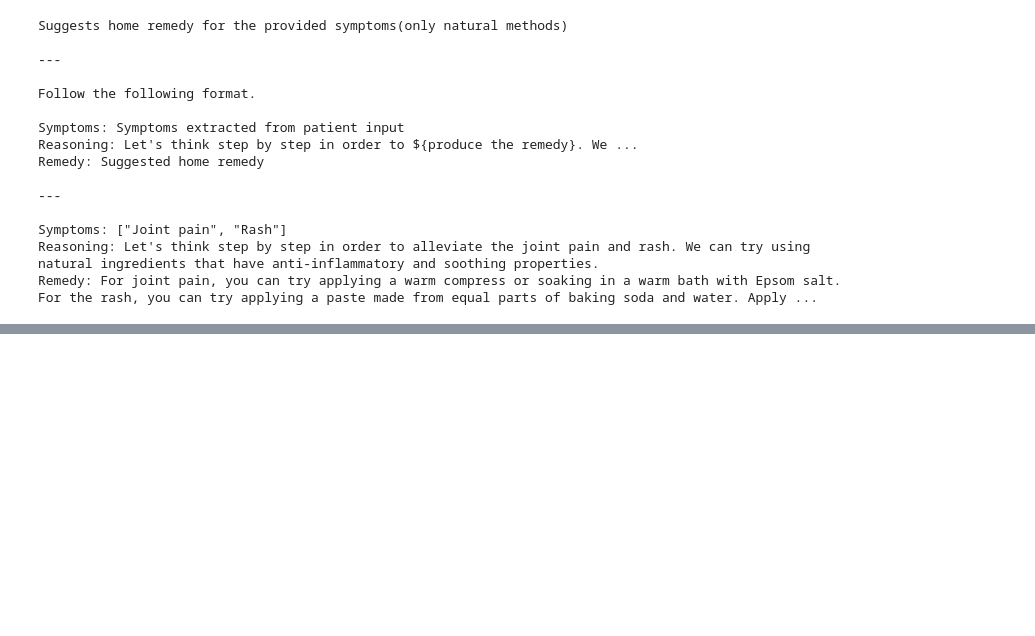
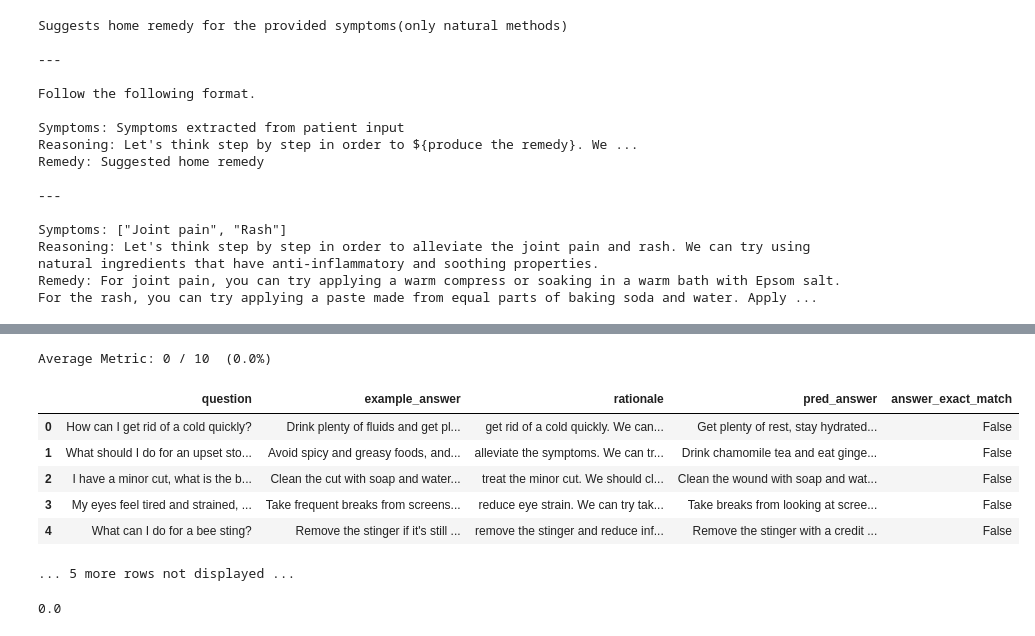
Before and after one commit to Ankitarora2/TechnoCulture, a Jupyter notebook: Another_copy_of_OnboardingHelper.ipynb, the cells around one changed output, grey strips where cells are left out. Drawn from its saved outputs; the diff is of its cells as text; code cells hidden in the pictures; blank space fills up the shorter version.

```diff
--- a/Another_copy_of_OnboardingHelper.ipynb
+++ b/Another_copy_of_OnboardingHelper.ipynb
@@ -811,0 +781,11 @@ TypeError: HomeRemedyPipeline.forward() got an unexpected keyword argument 'ques
+# %%
+metric = dspy.evaluate.answer_exact_match
+# %%
+
+
+teleprompter = BootstrapFewShot(metric=metric)
+
+
+
+# Compile!
+compiled_bs = teleprompter.compile(student=HomeRemedyPipeline(), trainset=trainset)
@@ -811,0 +909,13 @@ TypeError: HomeRemedyPipeline.forward() got an unexpected keyword argument 'ques
+# %%
+#Evaluating BootstrapFewShot
+evaluate_on_HRP(compiled_bs, metric)
+# %% [output]
+Average Metric: 0 / 10  (0.0%)
+|  | question | example_answer | rationale | pred_answer | answer_exact_match |
+| 0 | How can I get rid of a cold quickly? | Drink plenty of fluids and get pl... | get rid of a cold quickly. We can... | Get plenty of rest, stay hydrated... | False |
+| 1 | What should I do for an upset sto... | Avoid spicy and greasy foods, and... | alleviate the symptoms. We can tr... | Drink chamomile tea and eat ginge... | False |
+| 2 | I have a minor cut, what is the b... | Clean the cut with soap and water... | treat the minor cut. We should cl... | Clean the wound with soap and wat... | False |
+| 3 | My eyes feel tired and strained, ... | Take frequent breaks from screens... | reduce eye strain. We can try tak... | Take breaks from looking at scree... | False |
+| 4 | What can I do for a bee sting? | Remove the stinger if it's still ... | remove the stinger and reduce inf... | Remove the stinger with a credit ... | False |
+... 5 more rows not displayed ...
+0.0
```
Also changed, not shown: parts of 19 cells of this notebook.
